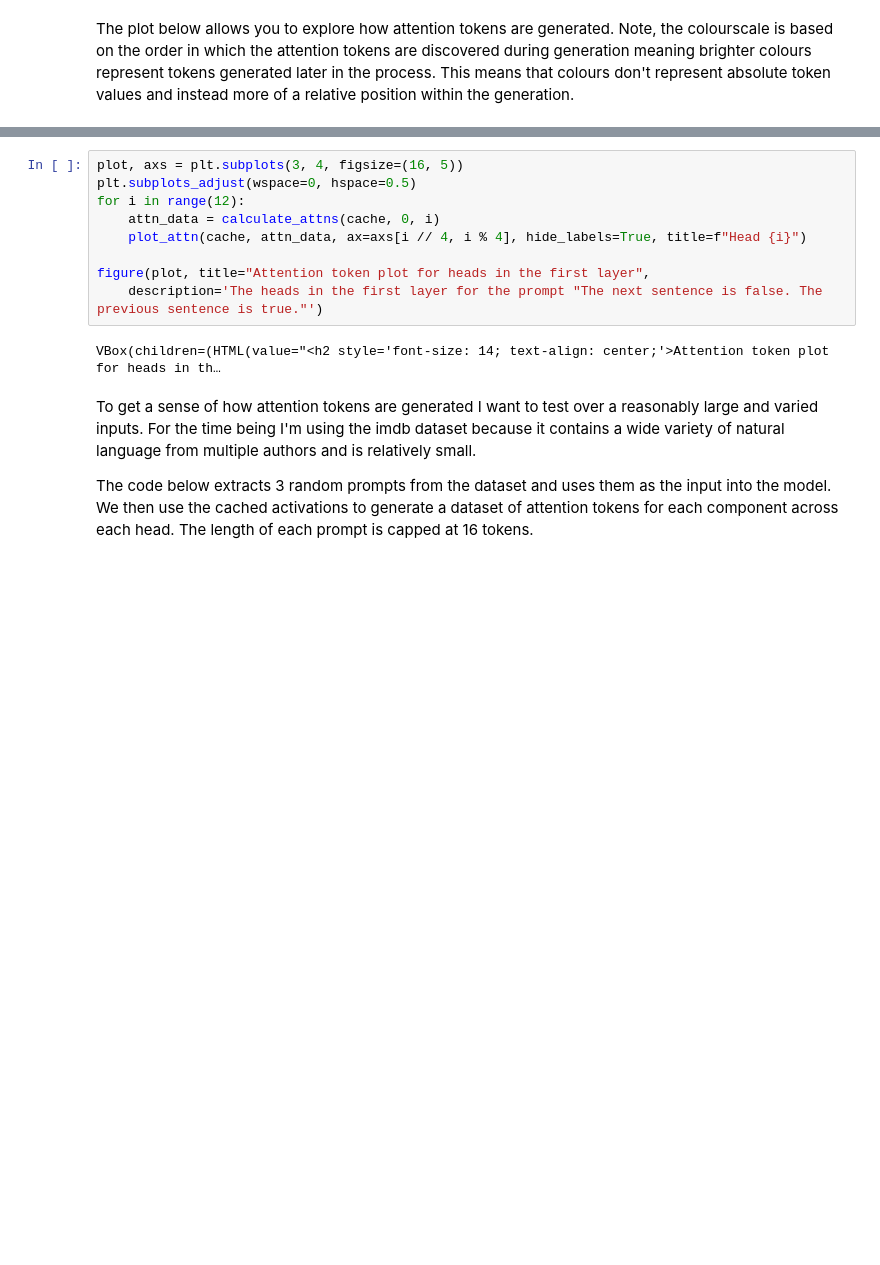
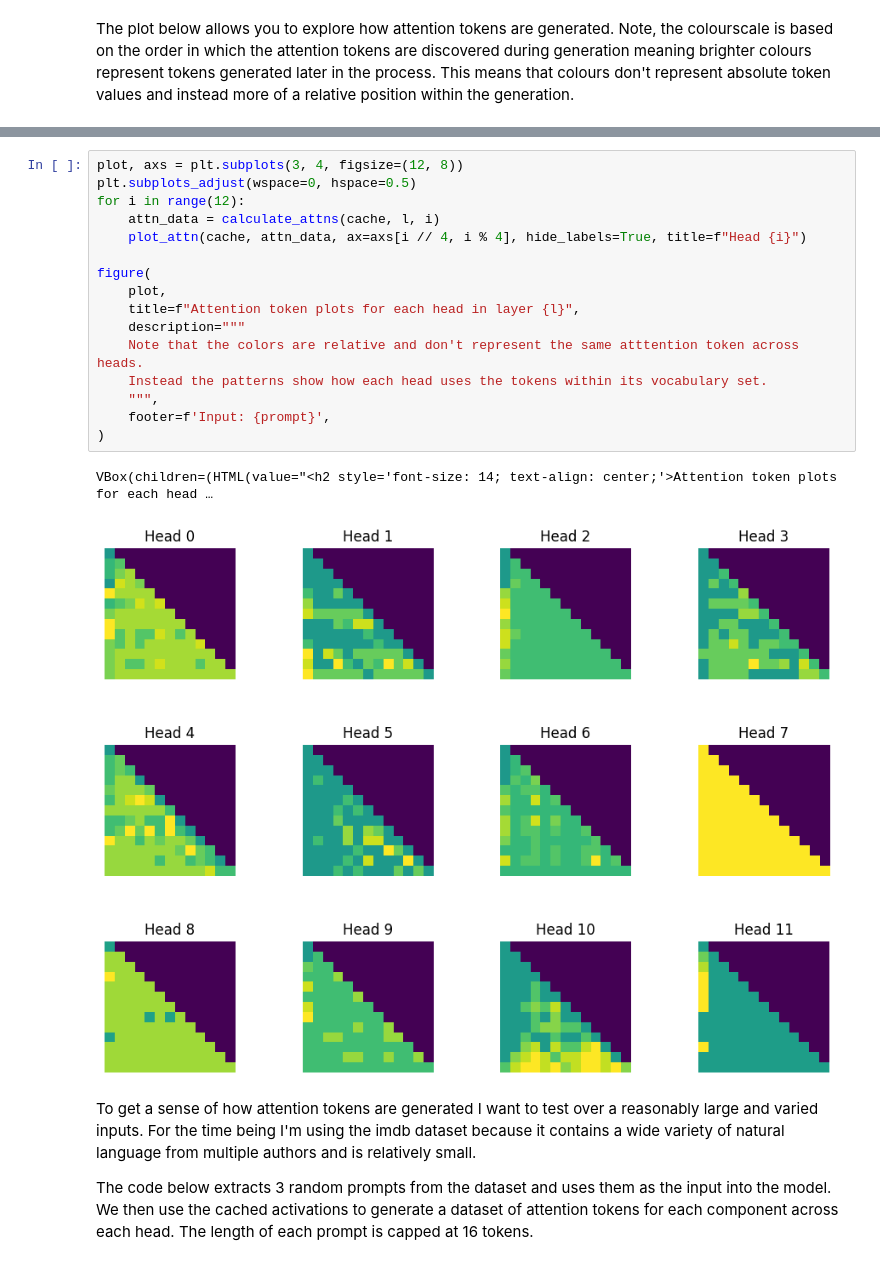
Before and after one commit to layterz/experiments, a Jupyter notebook: notebooks/attention-tokens-2.ipynb, the cells around one changed output, grey strips where cells are left out. Saved outputs shown, nothing was run; the diff lists cells and outputs as text; blank space fills up the shorter version.

```diff
--- a/notebooks/attention-tokens-2.ipynb
+++ b/notebooks/attention-tokens-2.ipynb
@@ -55,14 +74,22 @@ VBox(children=(HTML(value="<h2 style='font-size: 14; text-align: center;'>Attent
 # %%
-plot, axs = plt.subplots(3, 4, figsize=(16, 5))
+plot, axs = plt.subplots(3, 4, figsize=(12, 8))
 plt.subplots_adjust(wspace=0, hspace=0.5)
 for i in range(12):
-    attn_data = calculate_attns(cache, 0, i)
+    attn_data = calculate_attns(cache, l, i)
     plot_attn(cache, attn_data, ax=axs[i // 4, i % 4], hide_labels=True, title=f"Head {i}")
 
-figure(plot, title="Attention token plot for heads in the first layer",
-    description='The heads in the first layer for the prompt "The next sentence is false. The previous sentence is true."')
+figure(
+    plot,
+    title=f"Attention token plots for each head in layer {l}",
+    description="""
+    Note that the colors are relative and don't represent the same atttention token across heads.
+    Instead the patterns show how each head uses the tokens within its vocabulary set.
+    """,
+    footer=f'Input: {prompt}',
+)
 # %% [output]
-VBox(children=(HTML(value="<h2 style='font-size: 14; text-align: center;'>Attention token plot for heads in th…
+VBox(children=(HTML(value="<h2 style='font-size: 14; text-align: center;'>Attention token plots for each head …
+[figure, added]
 # %% [markdown]
 To get a sense of how attention tokens are generated I want to test over a reasonably large and varied inputs. For the time being I'm using the imdb dataset because it contains a wide variety of natural language from multiple authors and is relatively small.
 
```
Also changed, not shown: parts of 34 cells of this notebook, 3 other files.
